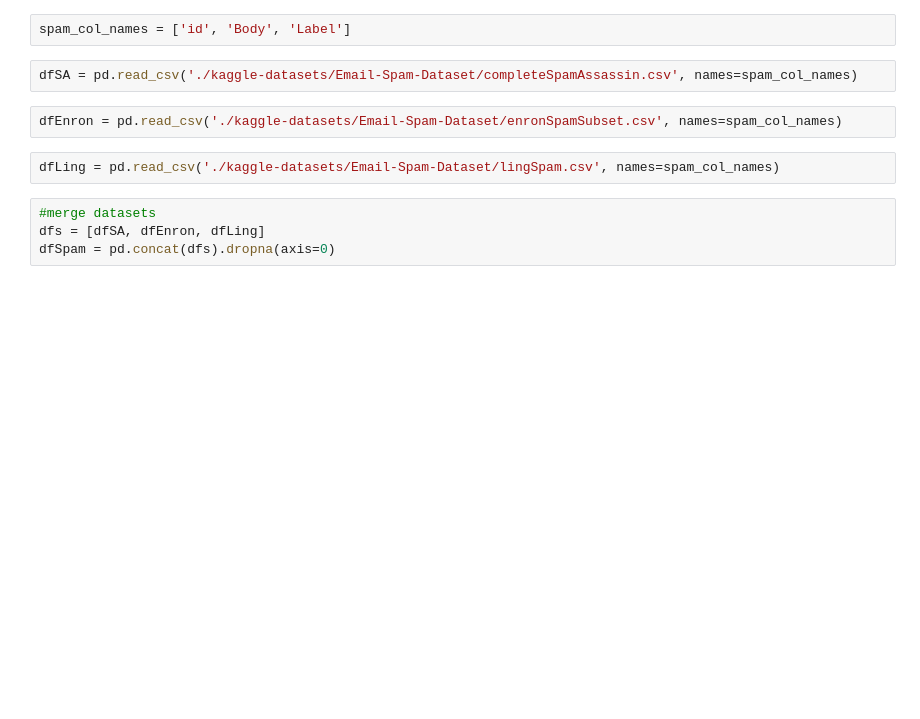
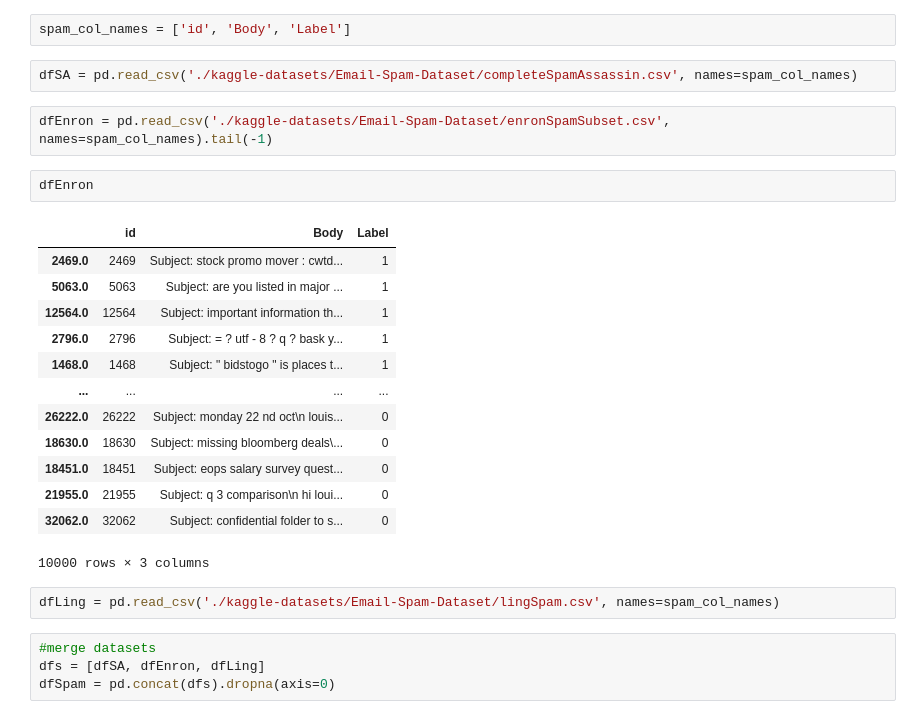
Before and after one commit to Twigonometry/Phishing-ML, a Jupyter notebook: classif.ipynb, the cells around one changed output. Saved outputs shown, nothing was run; the diff lists cells and outputs as text; blank space fills up the shorter version.

```diff
--- a/classif.ipynb
+++ b/classif.ipynb
@@ -79,7 +79,23 @@ spam_col_names = ['id', 'Body', 'Label']
 # %%
 dfSA = pd.read_csv('./kaggle-datasets/Email-Spam-Dataset/completeSpamAssassin.csv', names=spam_col_names)
 # %%
-dfEnron = pd.read_csv('./kaggle-datasets/Email-Spam-Dataset/enronSpamSubset.csv', names=spam_col_names)
+dfEnron = pd.read_csv('./kaggle-datasets/Email-Spam-Dataset/enronSpamSubset.csv', names=spam_col_names).tail(-1)
+# %%
+dfEnron
+# %% [output]
+|  | id | Body | Label |
+| 2469.0 | 2469 | Subject: stock promo mover : cwtd... | 1 |
+| 5063.0 | 5063 | Subject: are you listed in major ... | 1 |
+| 12564.0 | 12564 | Subject: important information th... | 1 |
+| 2796.0 | 2796 | Subject: = ? utf - 8 ? q ? bask y... | 1 |
+| 1468.0 | 1468 | Subject: " bidstogo " is places t... | 1 |
+| ... | ... | ... | ... |
+| 26222.0 | 26222 | Subject: monday 22 nd oct\n louis... | 0 |
+| 18630.0 | 18630 | Subject: missing bloomberg deals\... | 0 |
+| 18451.0 | 18451 | Subject: eops salary survey quest... | 0 |
+| 21955.0 | 21955 | Subject: q 3 comparison\n hi loui... | 0 |
+| 32062.0 | 32062 | Subject: confidential folder to s... | 0 |
+10000 rows × 3 columns
 # %%
 dfLing = pd.read_csv('./kaggle-datasets/Email-Spam-Dataset/lingSpam.csv', names=spam_col_names)
 # %%
```
Also changed, not shown: parts of 9 cells of this notebook, 1 other file.
